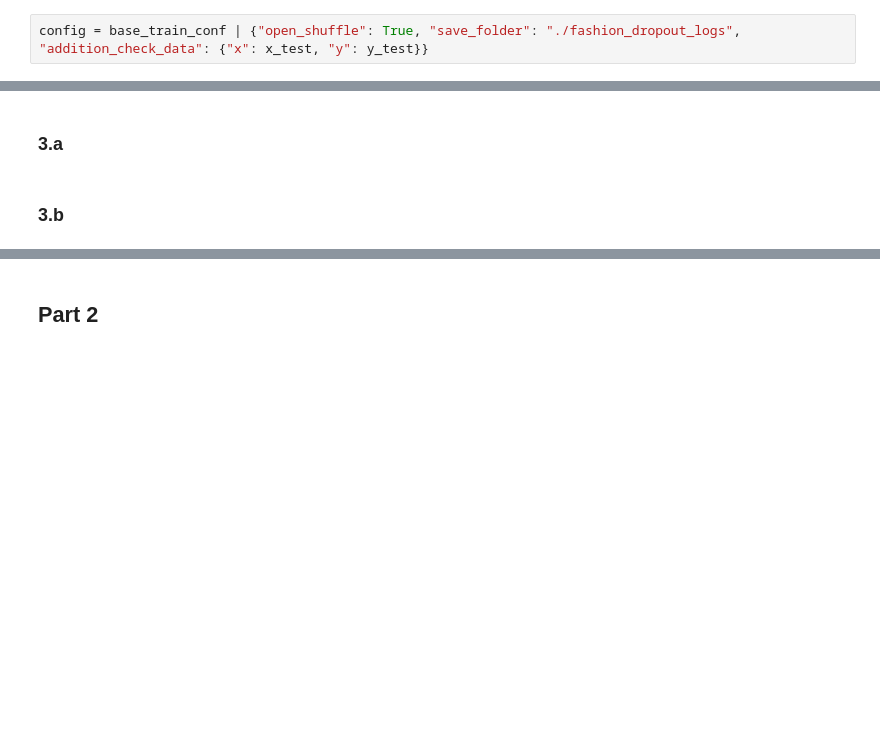
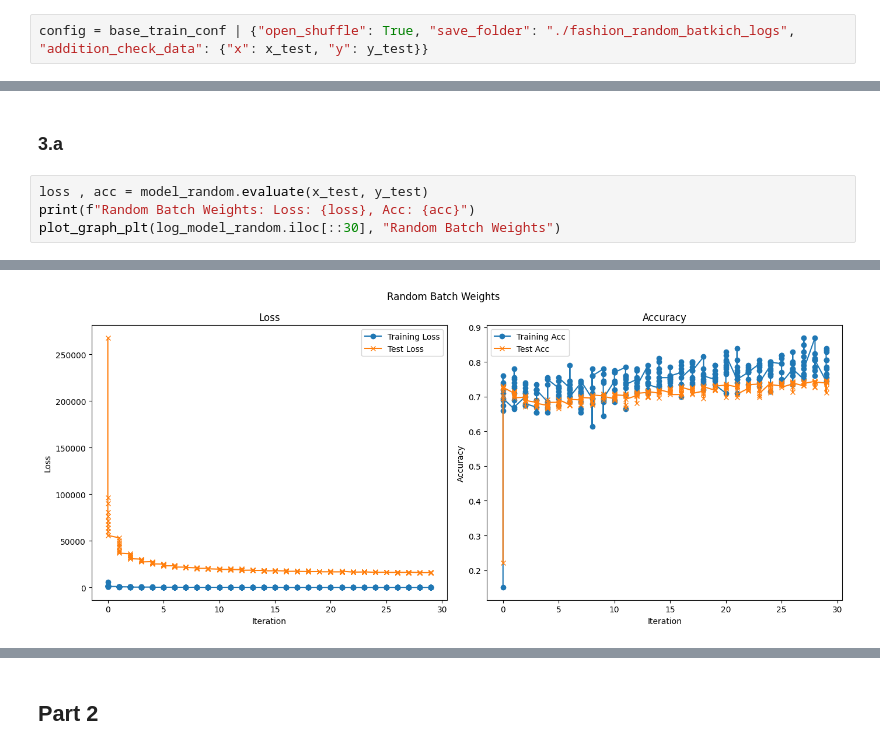
Before and after one commit to KeithLin724/NYCU_DeepLearning_2025, a Jupyter notebook: HW1/hw1__StudentID_.ipynb, the cells around one changed output, grey strips where cells are left out. Cells and saved outputs as stored; diff of their text form; blank space fills up the shorter version.

```diff
--- a/HW1/hw1__StudentID_.ipynb
+++ b/HW1/hw1__StudentID_.ipynb
@@ -730,6 +781,6 @@ model_random= Fnn.load_weights(
     dtype=DTYPE
 )
 # %%
-config = base_train_conf | {"open_shuffle": True, "save_folder": "./fashion_dropout_logs", "addition_check_data": {"x": x_test, "y": y_test}}
+config = base_train_conf | {"open_shuffle": True, "save_folder": "./fashion_random_batkich_logs", "addition_check_data": {"x": x_test, "y": y_test}}
 # %%
 log_model_random = model_random.train(**config)
@@ -736,4 +801,7 @@ log_model_random = model_random.train(**config)
 # %% [markdown]
 ### 3.a
-# %% [markdown]
-### 3.b
+# %%
+loss , acc = model_random.evaluate(x_test, y_test)
+print(f"Random Batch Weights: Loss: {loss}, Acc: {acc}")
+plot_graph_plt(log_model_random.iloc[::30], "Random Batch Weights")
+# %% [output]
@@ -739,0 +809 @@ log_model_random = model_random.train(**config)
+[figure, added]
```
Also changed, not shown: parts of 15 cells of this notebook.
